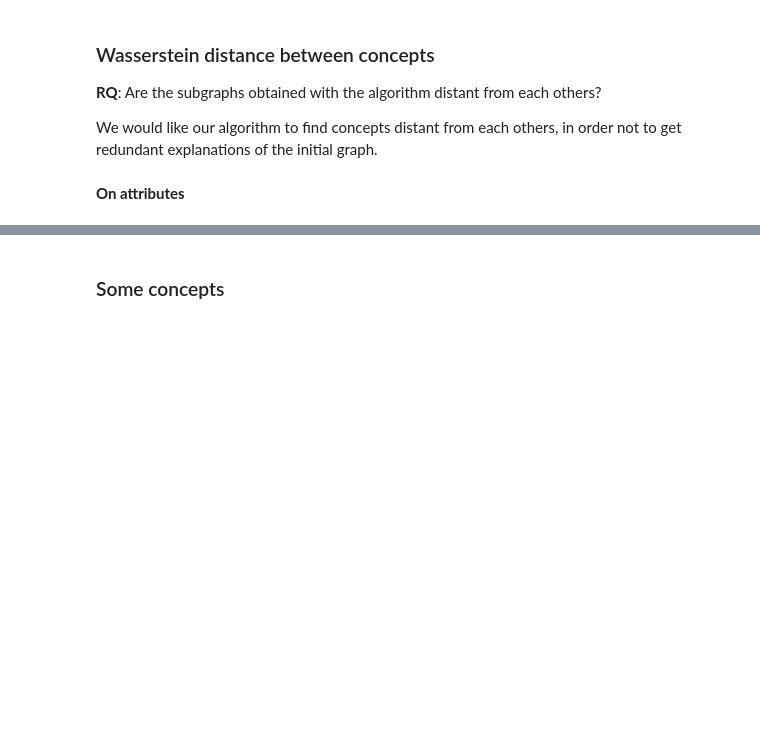
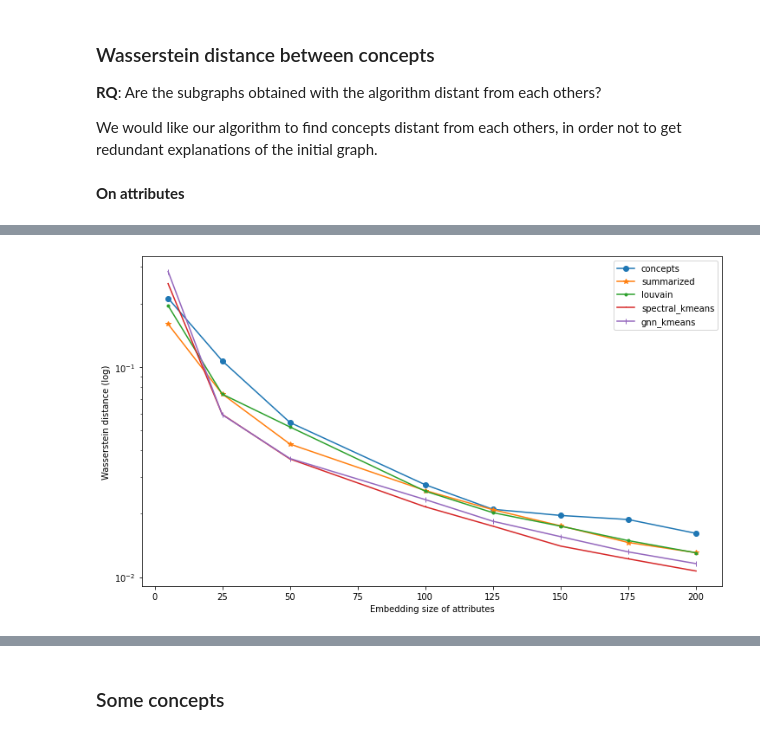
Before and after one commit to Co-MEG/CoMEG, a Jupyter notebook: notebooks/2_unexpected_concepts_wikivitals.ipynb, the cells around one changed output, grey strips where cells are left out. Cells and saved outputs as stored; diff of their text form; code cells hidden in the pictures; blank space fills up the shorter version.

```diff
--- a/notebooks/2_unexpected_concepts_wikivitals.ipynb
+++ b/notebooks/2_unexpected_concepts_wikivitals.ipynb
@@ -1298,14 +1275,0 @@ Wall time: 19 s
-# %%
-%%time
-
-# Spectral + Kmeans
-nb_cc = len(np.unique(kmeans_spectral_labels))
-wd_matrix_spectral_kmeans = np.zeros((nb_cc, nb_cc))
-
-for c1 in range(nb_cc):
-    mask_cc1 = kmeans_spectral_labels == c1
-    for c2 in range(nb_cc):
-        mask_cc2 = kmeans_spectral_labels == c2
-        indices_attr_1 = np.flatnonzero(get_degrees(biadjacency[mask_cc1].astype(bool), transpose=True))
-        indices_attr_2 = np.flatnonzero(get_degrees(biadjacency[mask_cc2].astype(bool), transpose=True))
-        wd_matrix_spectral_kmeans[c1, c2] = wasserstein_distance(indices_attr_1, indices_attr_2)
@@ -1326,0 +1413,11 @@ for i in range(5):
+# %%
+fig, ax = plt.subplots(1, 1, figsize=(12, 7))
+markers = ['o', '*', '.', ',', '|']
+for i, method in enumerate(['concepts', 'summarized', 'louvain', 'spectral_kmeans', 'gnn_kmeans']):
+    plt.plot(ks, avgs.get(method), label=method, marker=markers[i])
+plt.yscale('log')
+plt.xlabel('Embedding size of attributes')
+plt.ylabel('Wasserstein distance (log)')
+plt.legend();
+# %% [output]
+[figure, added]
```
Also changed, not shown: parts of 15 cells of this notebook.
